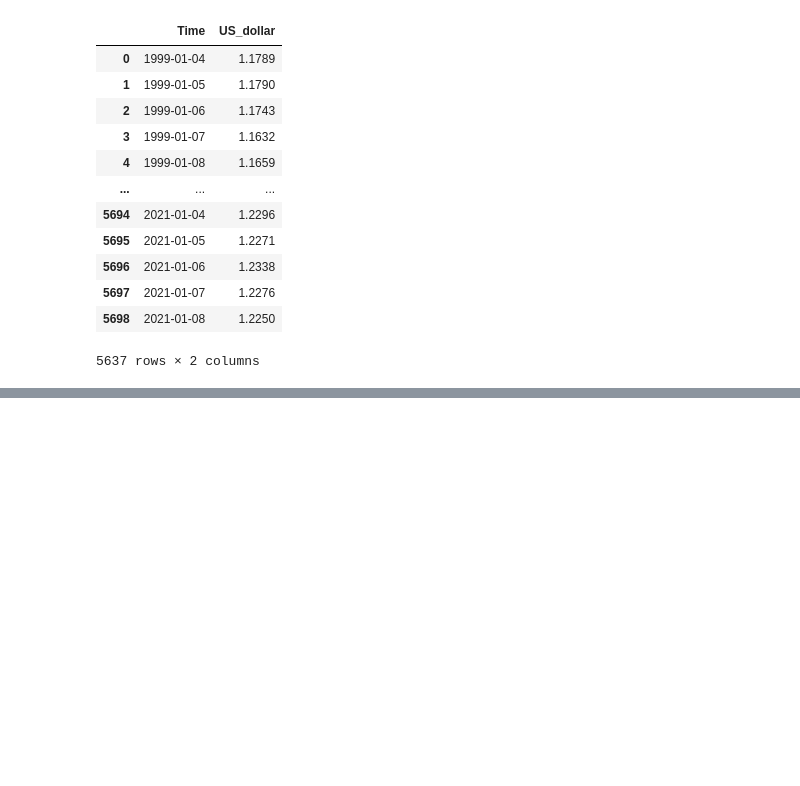
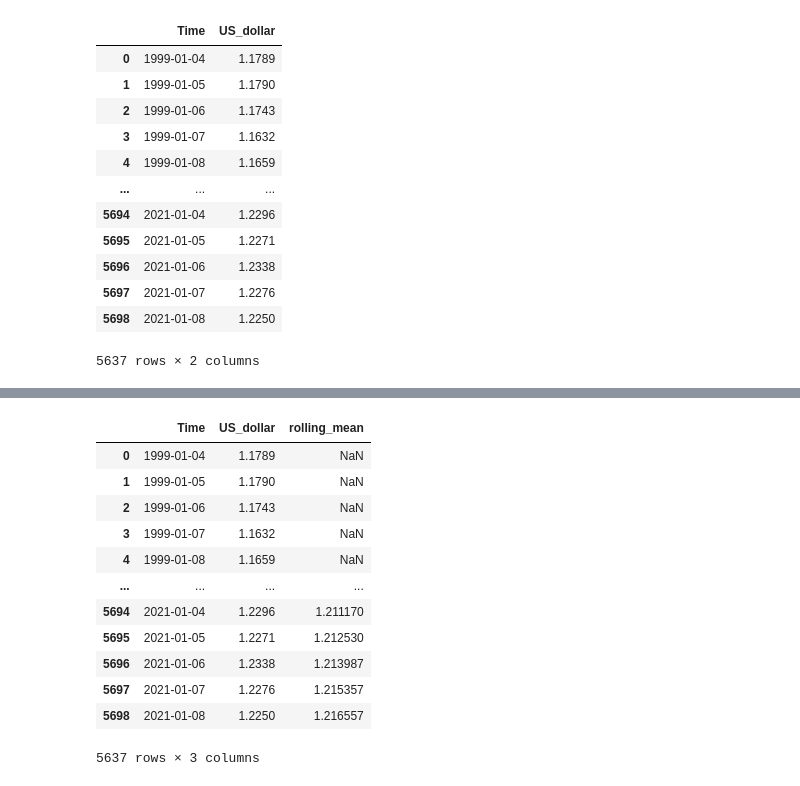
Before and after one commit to capncrockett/Dataquest, a Jupyter notebook: exchange_rates/euro_exchange_jan_2021.ipynb, the cells around one changed output, grey strips where cells are left out. Saved outputs shown, nothing was run; the diff lists cells and outputs as text; code cells hidden in the pictures; blank space fills up the shorter version.

```diff
--- a/exchange_rates/euro_exchange_jan_2021.ipynb
+++ b/exchange_rates/euro_exchange_jan_2021.ipynb
@@ -87,0 +96,17 @@ plt.show()
+# %%
+euro_to_dollar['rolling_mean'] = euro_to_dollar['US_dollar'].rolling(30).mean()
+euro_to_dollar
+# %% [output]
+|  | Time | US_dollar | rolling_mean |
+| 0 | 1999-01-04 | 1.1789 | NaN |
+| 1 | 1999-01-05 | 1.1790 | NaN |
+| 2 | 1999-01-06 | 1.1743 | NaN |
+| 3 | 1999-01-07 | 1.1632 | NaN |
+| 4 | 1999-01-08 | 1.1659 | NaN |
+| ... | ... | ... | ... |
+| 5694 | 2021-01-04 | 1.2296 | 1.211170 |
+| 5695 | 2021-01-05 | 1.2271 | 1.212530 |
+| 5696 | 2021-01-06 | 1.2338 | 1.213987 |
+| 5697 | 2021-01-07 | 1.2276 | 1.215357 |
+| 5698 | 2021-01-08 | 1.2250 | 1.216557 |
+5637 rows × 3 columns
```
Also changed, not shown: parts of 7 cells of this notebook.
